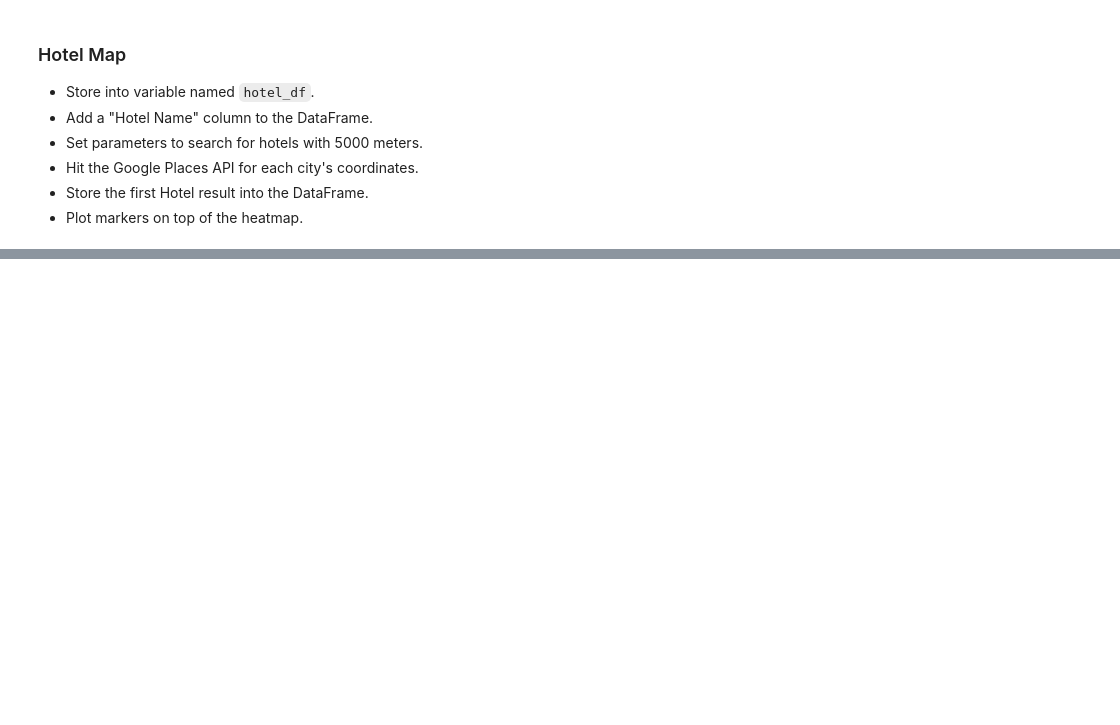
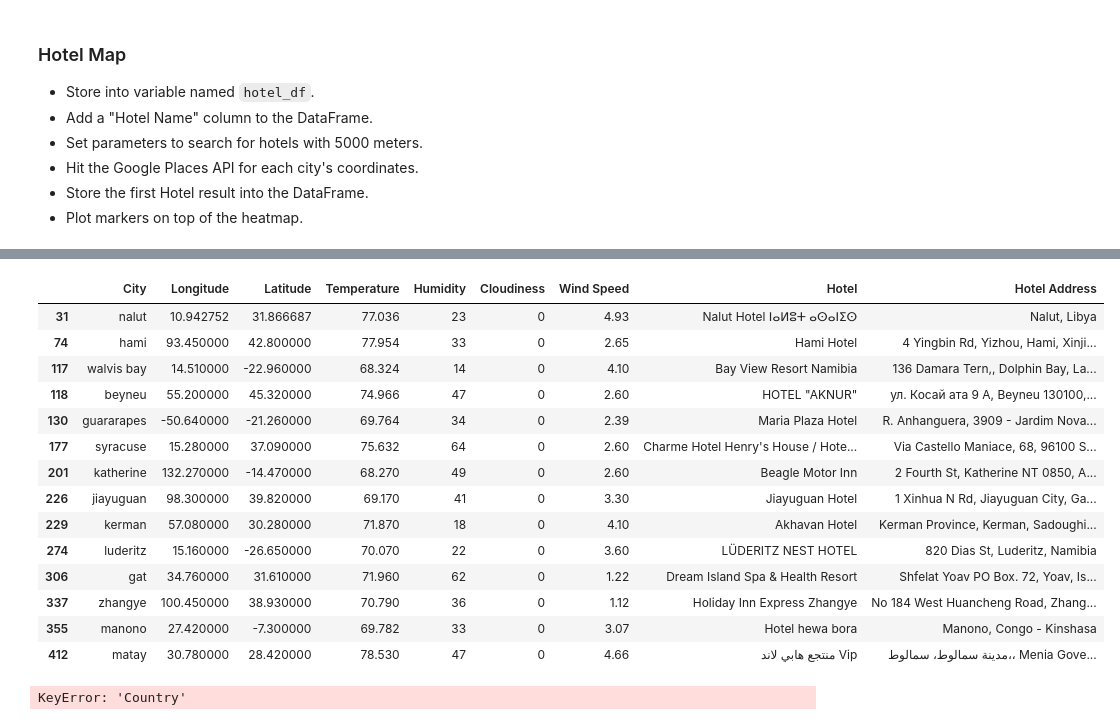
Before and after one commit to ande3674/python-api-challenge, a Jupyter notebook: VacationPy/VacationPy.ipynb, the cells around one changed output, grey strips where cells are left out. Drawn from its saved outputs; the diff is of its cells as text; code cells hidden in the pictures; blank space fills up the shorter version.

```diff
--- a/VacationPy/VacationPy.ipynb
+++ b/VacationPy/VacationPy.ipynb
@@ -136,20 +137,36 @@ hotel_df.head(14)
 # %%
 # Set parameters to search for hotels with 5000 meters.
 # Hit the Google Places API for each city's coordinates.
 # Store the first Hotel result into the DataFrame.
 # Plot markers on top of the heatmap.
 radius = 5000
-hotel_full_data = []
-
 
 for i, row in hotel_df.iterrows():
 
     url = f'https://maps.googleapis.com/maps/api/place/findplacefromtext/json?input=hotel&inputtype=textquery&fields=formatted_address,name,opening_hours,rating&locationbias=circle:{radius}@{row["Latitude"]},{row["Longitude"]}&key={g_key}'
     response_json = requests.get(url).json()
-    hotel_full_data.append(response_json)
+    # Get hotel data
     hotel_name = response_json["candidates"][0]["name"]
+    hotel_address = response_json["candidates"][0]["formatted_address"]
     hotel_df.at[i, "Hotel"] = hotel_name
+    hotel_df.at[i, "Hotel Address"] = hotel_address
 
     time.sleep(1)
 
 hotel_df.head(14)
+# %% [output]
+|  | City | Longitude | Latitude | Temperature | Humidity | Cloudiness | Wind Speed | Hotel | Hotel Address |
+| 31 | nalut | 10.942752 | 31.866687 | 77.036 | 23 | 0 | 4.93 | Nalut Hotel ⵏⴰⵍⵓⵜ ⴰⵙⴰⵏⵉⵙ | Nalut, Libya |
+| 74 | hami | 93.450000 | 42.800000 | 77.954 | 33 | 0 | 2.65 | Hami Hotel | 4 Yingbin Rd, Yizhou, Hami, Xinji... |
+| 117 | walvis bay | 14.510000 | -22.960000 | 68.324 | 14 | 0 | 4.10 | Bay View Resort Namibia | 136 Damara Tern,, Dolphin Bay, La... |
+| 118 | beyneu | 55.200000 | 45.320000 | 74.966 | 47 | 0 | 2.60 | HOTEL "AKNUR" | ул. Косай ата 9 А, Beyneu 130100,... |
+| 130 | guararapes | -50.640000 | -21.260000 | 69.764 | 34 | 0 | 2.39 | Maria Plaza Hotel | R. Anhanguera, 3909 - Jardim Nova... |
+| 177 | syracuse | 15.280000 | 37.090000 | 75.632 | 64 | 0 | 2.60 | Charme Hotel Henry's House / Hote... | Via Castello Maniace, 68, 96100 S... |
+| 201 | katherine | 132.270000 | -14.470000 | 68.270 | 49 | 0 | 2.60 | Beagle Motor Inn | 2 Fourth St, Katherine NT 0850, A... |
+| 226 | jiayuguan | 98.300000 | 39.820000 | 69.170 | 41 | 0 | 3.30 | Jiayuguan Hotel | 1 Xinhua N Rd, Jiayuguan City, Ga... |
+| 229 | kerman | 57.080000 | 30.280000 | 71.870 | 18 | 0 | 4.10 | Akhavan Hotel | Kerman Province, Kerman, Sadoughi... |
+| 274 | luderitz | 15.160000 | -26.650000 | 70.070 | 22 | 0 | 3.60 | LÜDERITZ NEST HOTEL | 820 Dias St, Luderitz, Namibia |
+| 306 | gat | 34.760000 | 31.610000 | 71.960 | 62 | 0 | 1.22 | Dream Island Spa & Health Resort | Shfelat Yoav PO Box. 72, Yoav, Is... |
+| 337 | zhangye | 100.450000 | 38.930000 | 70.790 | 36 | 0 | 1.12 | Holiday Inn Express Zhangye | No 184 West Huancheng Road, Zhang... |
+| 355 | manono | 27.420000 | -7.300000 | 69.782 | 33 | 0 | 3.07 | Hotel hewa bora | Manono, Congo - Kinshasa |
+| 412 | matay | 30.780000 | 28.420000 | 78.530 | 47 | 0 | 4.66 | منتجع هابي لاند Vip | مدينة سمالوط، سمالوط،، Menia Gove... |
@@ -161,7 +176,7 @@ hotel_df.head(14)
 # Using the template add the hotel marks to the heatmap
 info_box_template = """
 <dl>
-<dt>Name</dt><dd>{Hotel Name}</dd>
+<dt>Name</dt><dd>{Hotel}</dd>
 <dt>City</dt><dd>{City}</dd>
 <dt>Country</dt><dd>{Country}</dd>
 </dl>
@@ -169,7 +184,9 @@ info_box_template = """
 # Store the DataFrame Row
 # NOTE: be sure to update with your DataFrame name
 hotel_info = [info_box_template.format(**row) for index, row in hotel_df.iterrows()]
-locations = hotel_df[["Lat", "Lng"]]
+locations = hotel_df[["Latitude", "Longitude"]]
+# %% [output]
+KeyError: 'Country'
 # %%
 # Add marker layer ontop of heat map
 
```
Also changed, not shown: parts of 3 cells of this notebook.
